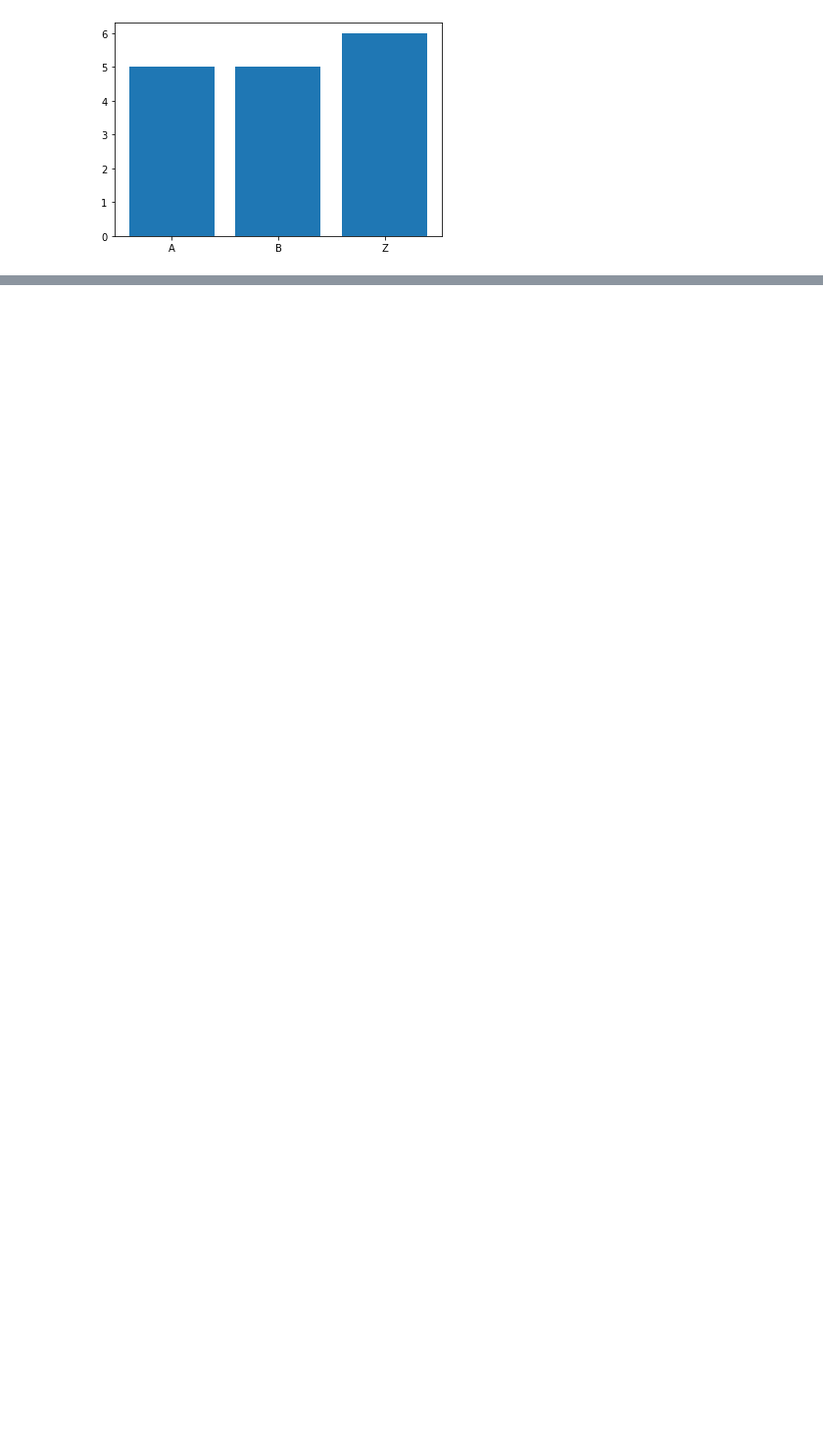
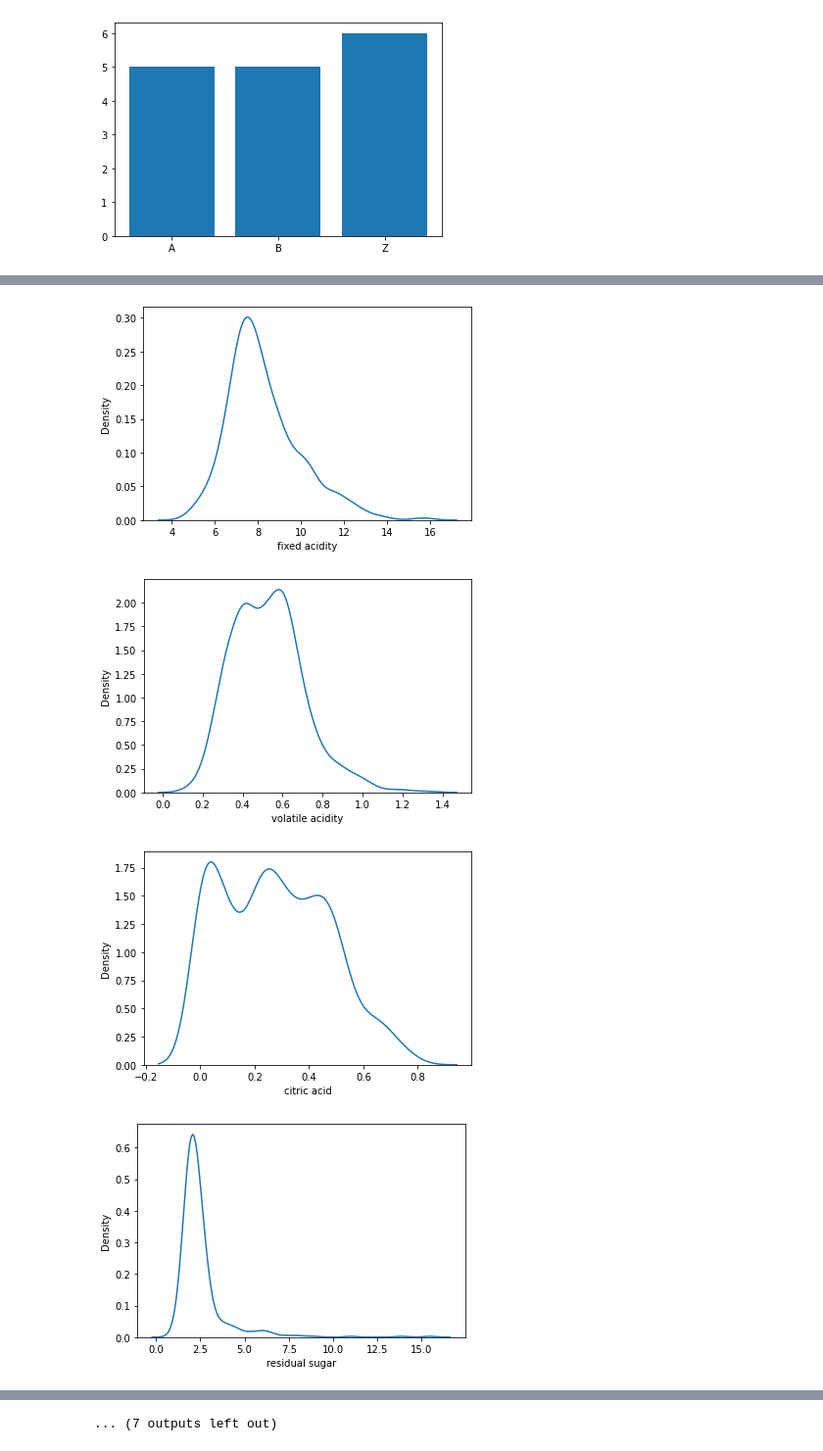
Before and after one commit to kristy25/AcademyPublic, a Jupyter notebook: Untitled0.ipynb, the cells around one changed output, grey strips where cells are left out. Shown at 98% size. Cells and saved outputs as stored; diff of their text form; code cells hidden in the pictures; blank space fills up the shorter version.

```diff
--- a/Untitled0.ipynb
+++ b/Untitled0.ipynb
@@ -1276,0 +1419,3 @@ plt.show()
+# %%
+df=df[df['date']<'2021-05-01']
+df
@@ -1276,0 +1456,18 @@ plt.show()
+# %%
+# whole original dataset split into train and oot (4/6,2/6 months)
+# then train dataset (here the new df) is split again randomly into train and test
+# so overall we have 3 datasets, oot, train, test
+from sklearn.model_selection import train_test_split
+train,test=train_test_split(df,test_size=0.25,random_state=893717398)
+
+# to check if we have any duplicated rows
+# important for data science: we don't have to have duplicacy in our data
+feature_analyze_duplicates = ['fixed acidity','volatile acidity','citric acid','residual sugar',
+                              'chlorides','free sulfur dioxide','total sulfur dioxide','density',
+                              'pH','sulphates','alcohol','quality','citric_cat',
+                              'fixed_acidity_cat','volatile_acidity_cat','pH2','acidity_other']
+# keep{‘first’, ‘last’, False}, default ‘first’, determines which duplicates (if any) to mark.
+# first : Mark duplicates as True except for the first occurrence.
+# last : Mark duplicates as True except for the last occurrence.
+# False : Mark all duplicates as True.
+train[train.duplicated(subset=feature_analyze_duplicates, keep=False)].sort_values('density') # output shows duplicates
@@ -1276,0 +1481,26 @@ plt.show()
+# %%
+train=train.drop_duplicates(subset=feature_analyze_duplicates, keep='first')
+# %%
+def drop_dup_keep_first(database,list_of_features):
+  database=database.drop_duplicates(subset=list_of_features, keep='first')
+  return database
+
+train=drop_dup_keep_first(train,feature_analyze_duplicates)
+# %%
+# To see if any strange/extreme value, plot out the variables, check them and give a cutoff where necessary
+train.dtypes
+continuous_feature_analyze_distribution = ['fixed acidity', 'volatile acidity', 'citric acid', 'residual sugar',
+       'chlorides', 'free sulfur dioxide', 'total sulfur dioxide', 'density',
+       'pH', 'sulphates', 'alcohol', 'quality',
+       'fixed_acidity_cat', 'volatile_acidity_cat', 'pH2', 'acidity_other', 'day_diff',
+       'Random_Normal_feature1', 'Random_Normal_feature2']
+
+# i is like instance or index, col is the field name in the 'continuous_feature_analyze_distribution'
+for i, col in enumerate(train[continuous_feature_analyze_distribution]):
+  plt.figure(i)
+  sns.kdeplot(x=col, data=train)
+# %% [output]
+[figure, added]
+[figure, added]
+[figure, added]
+[figure, added]
@@ -1276,0 +1515 @@ plt.show()
+... (7 outputs left out)
```
Also changed, not shown: parts of 15 cells of this notebook.
